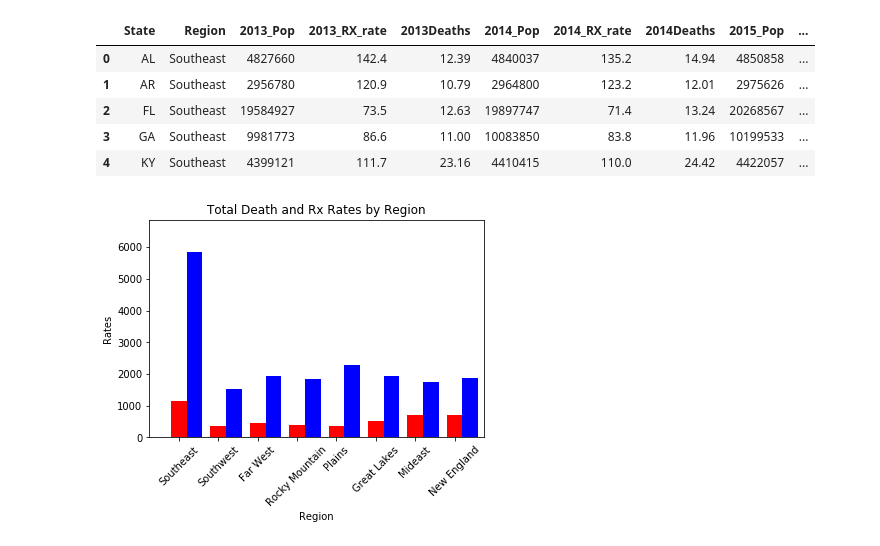
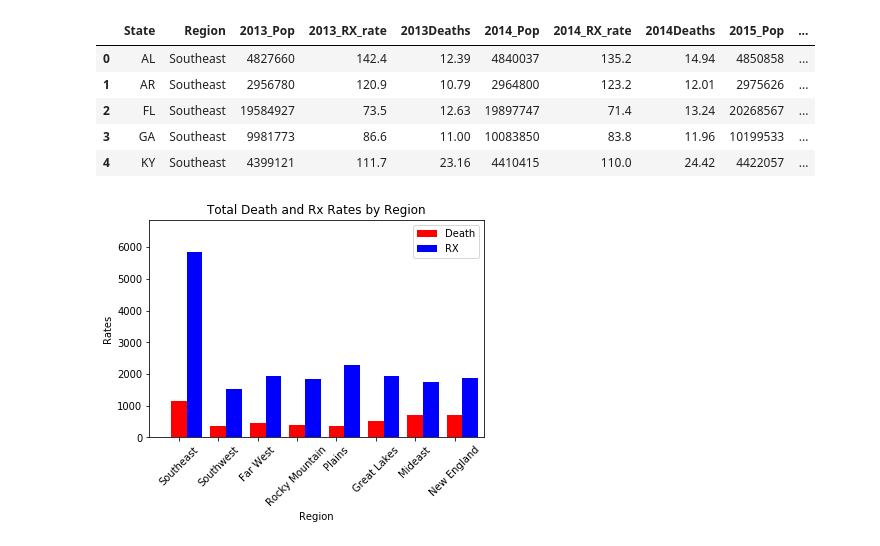
Before and after one commit to cgilbert05/Project-Team-Blue, a Jupyter notebook: Rx v Death Regression.ipynb, the cells around one changed output. Saved outputs shown, nothing was run; the diff lists cells and outputs as text; code cells hidden in the pictures.

```diff
--- a/Rx v Death Regression.ipynb
+++ b/Rx v Death Regression.ipynb
@@ -251,21 +251,24 @@ ne_rx_sum = ne_rx_2013 + ne_rx_2014 + ne_rx_2015 + ne_rx_2016 + ne_rx_2017
 # %%
 death_rates = [se_death_sum, sw_death_sum, fw_death_sum, rm_death_sum, p_death_sum, gl_death_sum, me_death_sum, ne_death_sum]
 rx_rates = [se_rx_sum, sw_rx_sum, fw_rx_sum, rm_rx_sum, p_rx_sum, gl_rx_sum, me_rx_sum, ne_rx_sum]
 x_axis = np.arange(len(death_rates))
 
 plt.bar(x_axis+0, death_rates, color='red', width=0.4)
 plt.bar(x_axis+0.4, rx_rates, color="blue", width=0.4)
 
 plt.title("Total Death and Rx Rates by Region")
 plt.xlabel("Region")
 plt.ylabel("Rates")
 
 tick_locations = [value for value in x_axis]
 plt.xticks(tick_locations, ["Southeast", "Southwest", "Far West", "Rocky Mountain", "Plains", "Great Lakes", "Mideast", "New England"], rotation = 45)
 
 plt.xlim(-0.75, len(x_axis)-0.25)
 plt.ylim(0,max(rx_rates)+1000)
+Rates = ["Death", "RX"]
+plt.legend(Rates)
 
+plt.savefig("DeathandRxTotals.png")
 plt.show()
 # %% [output]
-[figure, old version]
+[figure, new version]
```
Also changed, not shown: 1 other file.
